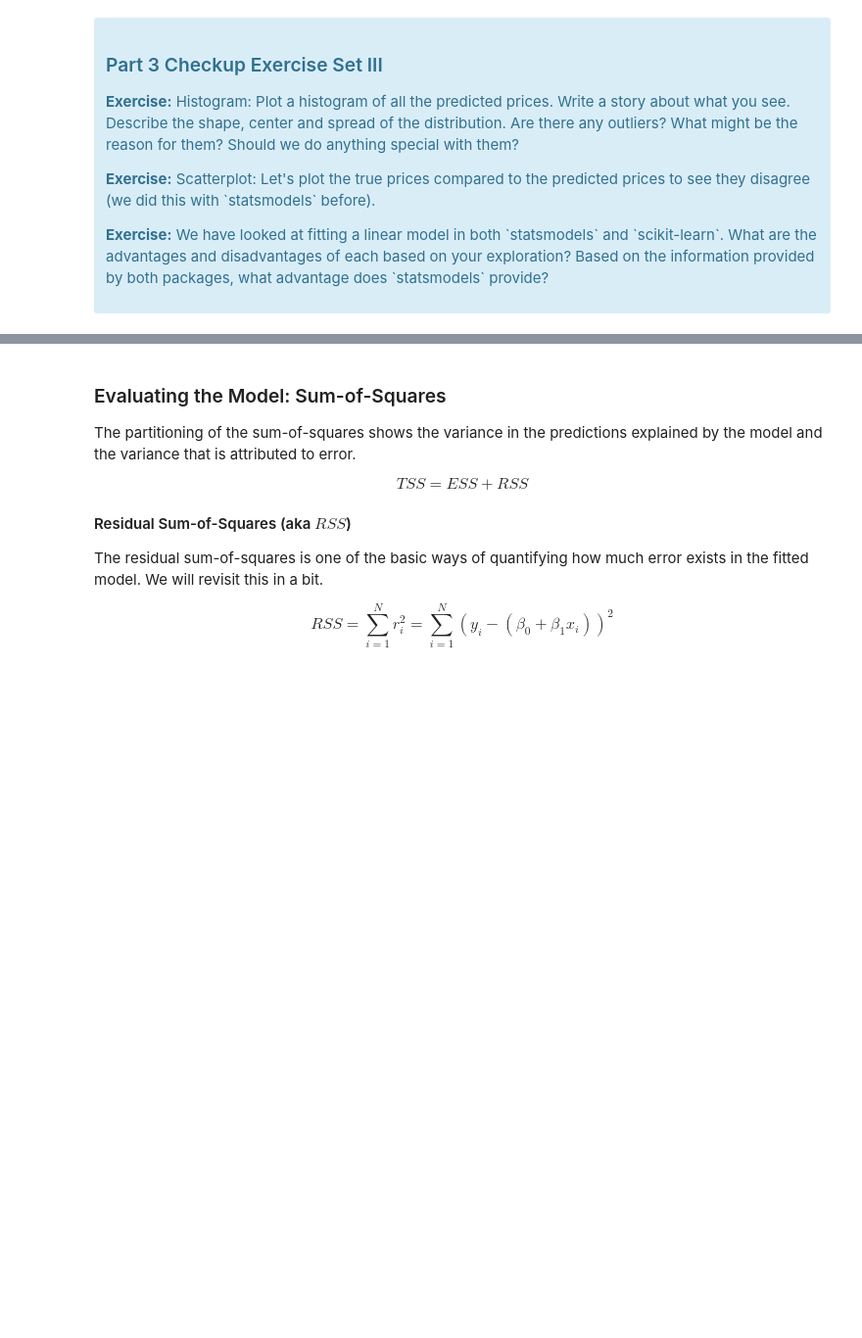
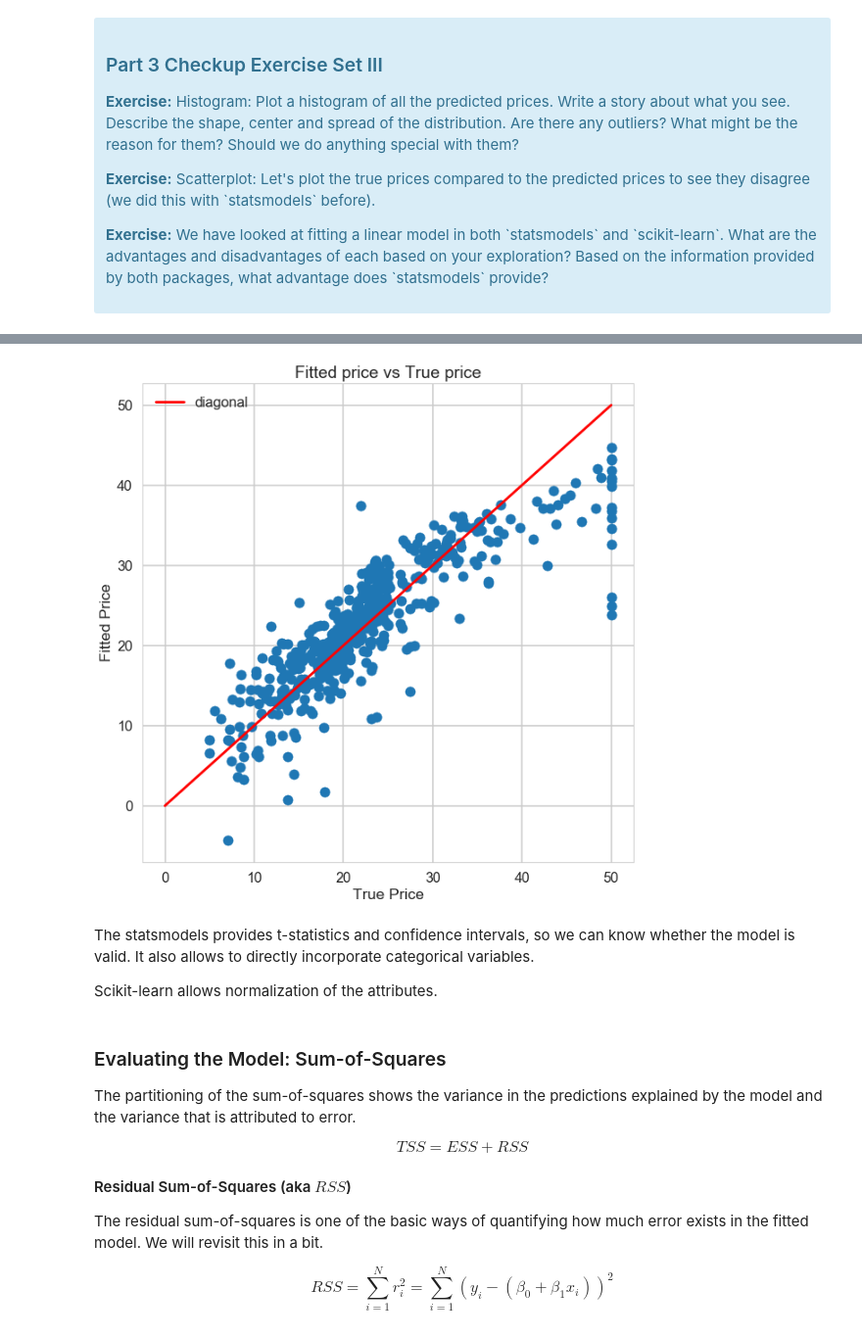
Before and after one commit to iamgauravg/tutorial_repository, a Jupyter notebook: 10_1_5_1537998998_linear_regression/linear_regression/10_1_5_Mini_Project_Linear_Regression_ver1.ipynb, the cells around one changed output, grey strips where cells are left out. Shown at 98% size. Drawn from its saved outputs; the diff is of its cells as text; code cells hidden in the pictures; blank space fills up the shorter version.

```diff
--- a/10_1_5_1537998998_linear_regression/linear_regression/10_1_5_Mini_Project_Linear_Regression_ver1.ipynb
+++ b/10_1_5_1537998998_linear_regression/linear_regression/10_1_5_Mini_Project_Linear_Regression_ver1.ipynb
@@ -622,3 +684,18 @@ array([30.00821269, 25.0298606 , 30.5702317 , 28.60814055, 27.94288232])
+# %%
+plt.figure(figsize=(10,10))
+plt.scatter(bos.PRICE, lm.predict(X))
+plt.ylabel("Fitted Price")
+plt.xlabel("True Price")
+plt.title("Fitted price vs True price")
+plt.plot([0,50],[0,50],'r', label='diagonal')
+plt.legend()
+plt.show()
+# %% [output]
+[figure, added]
+# %% [markdown]
+The statsmodels provides t-statistics and confidence intervals, so we can know whether the model is valid. It also allows to directly incorporate categorical variables.
+
+Scikit-learn allows normalization of the attributes.
 # %% [markdown]
 ### Evaluating the Model: Sum-of-Squares
 
```
Also changed, not shown: parts of 16 cells of this notebook.
